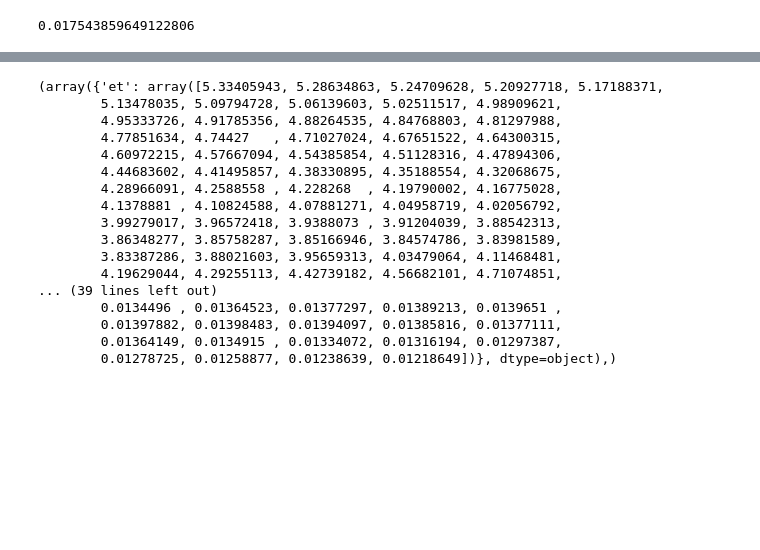
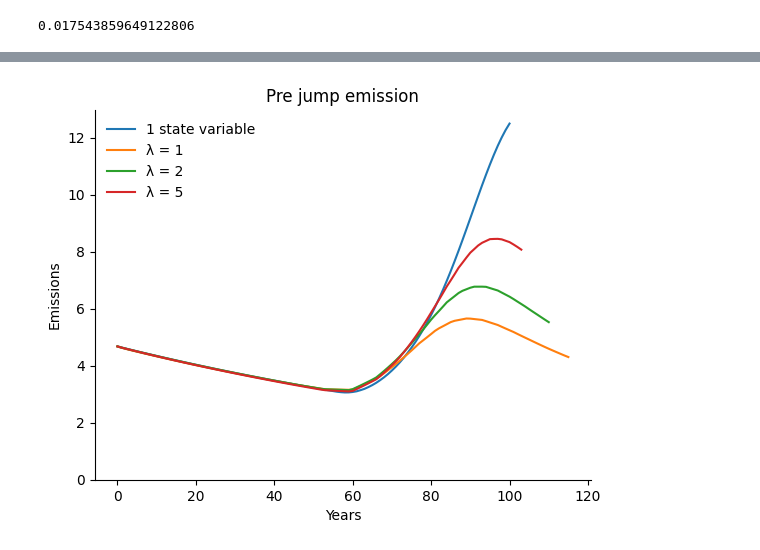
Before and after one commit to lphansen/ClimateUncertaintySpillover, a Jupyter notebook: notebook/plots.ipynb, the cells around one changed output, grey strips where cells are left out. Saved outputs shown, nothing was run; the diff lists cells and outputs as text; code cells hidden in the pictures; blank space fills up the shorter version.

```diff
--- a/notebook/plots.ipynb
+++ b/notebook/plots.ipynb
@@ -740,20 +756,19 @@ plt.show()
-# %%
-simul_2,
-# %% [output]
-(array({'et': array([5.33405943, 5.28634863, 5.24709628, 5.20927718, 5.17188371,
-        5.13478035, 5.09794728, 5.06139603, 5.02511517, 4.98909621,
-        4.95333726, 4.91785356, 4.88264535, 4.84768803, 4.81297988,
-        4.77851634, 4.74427   , 4.71027024, 4.67651522, 4.64300315,
-        4.60972215, 4.57667094, 4.54385854, 4.51128316, 4.47894306,
-        4.44683602, 4.41495857, 4.38330895, 4.35188554, 4.32068675,
-        4.28966091, 4.2588558 , 4.228268  , 4.19790002, 4.16775028,
-        4.1378881 , 4.10824588, 4.07881271, 4.04958719, 4.02056792,
-        3.99279017, 3.96572418, 3.9388073 , 3.91204039, 3.88542313,
-        3.86348277, 3.85758287, 3.85166946, 3.84574786, 3.83981589,
-        3.83387286, 3.88021603, 3.95659313, 4.03479064, 4.11468481,
-        4.19629044, 4.29255113, 4.42739182, 4.56682101, 4.71074851,
-... (39 lines left out)
-        0.0134496 , 0.01364523, 0.01377297, 0.01389213, 0.0139651 ,
-        0.01397882, 0.01398483, 0.01394097, 0.01385816, 0.01377111,
-        0.01364149, 0.0134915 , 0.01334072, 0.01316194, 0.01297387,
-        0.01278725, 0.01258877, 0.01238639, 0.01218649])}, dtype=object),)
+# %%
+simul_1 = pickle.load(open("simul_1", "rb"))
+simul_2 = pickle.load(open("simul_2", "rb"))
+simul_5 = pickle.load(open("simul_5", "rb"))
+# %%
+et_1state = np.load('et_1state_cal.npy')
+plt.plot(et_1state, label="1 state variable")
+plt.plot(simul_1["et"], label="λ = 1")
+plt.plot(simul_2["et"], label="λ = 2")
+plt.plot(simul_5["et"], label="λ = 5")
+plt.ylim(0)
+plt.xlabel("Years")
+plt.ylabel("Emissions")
+plt.title("Pre jump emission")
+plt.legend()
+# plt.savefig("e_prejump_3")
+plt.show()
+# %% [output]
+[figure, added]
```
Also changed, not shown: parts of 42 cells of this notebook, 18 other files.
